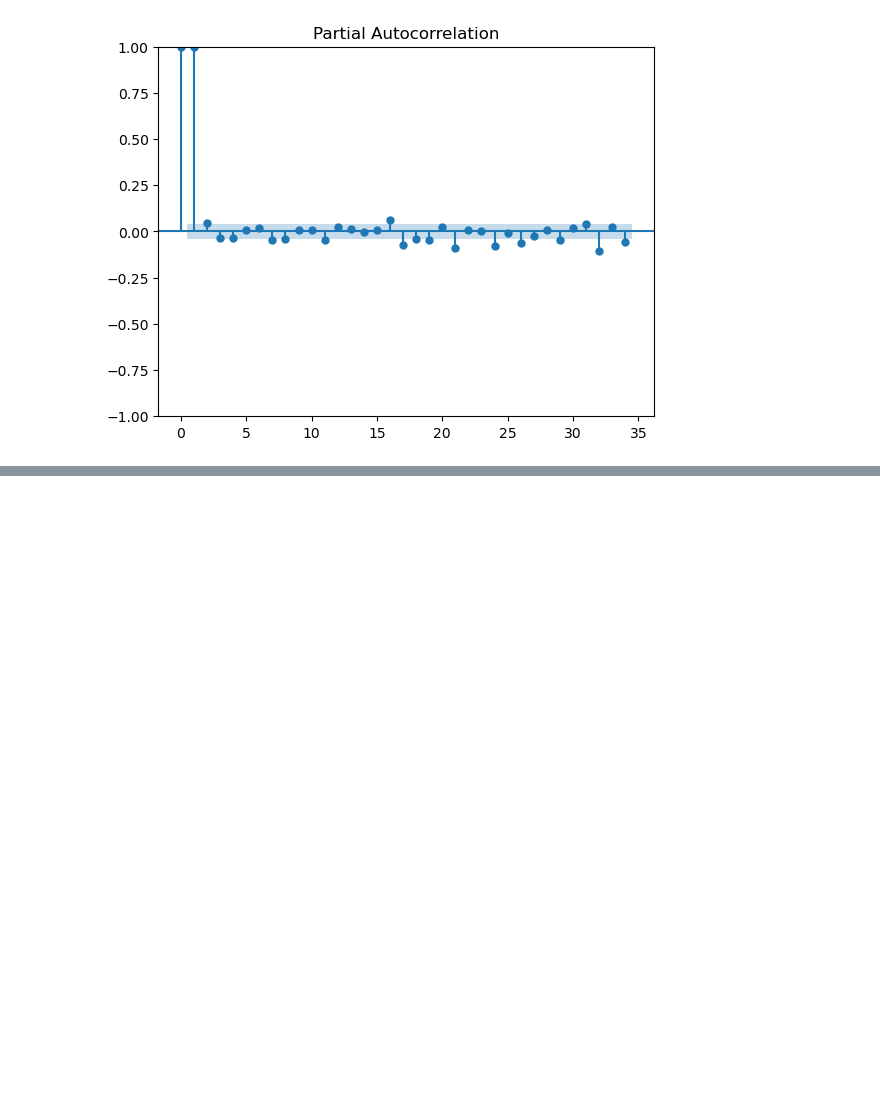
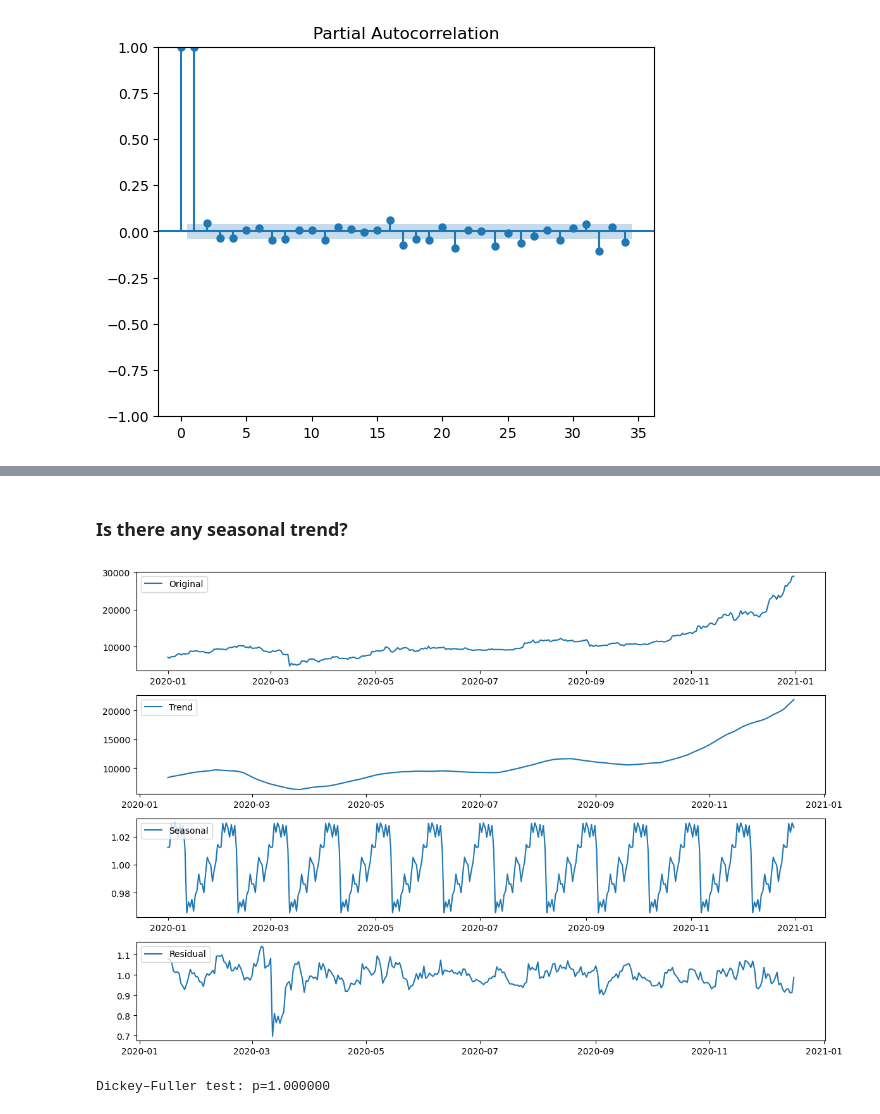
Before and after one commit to DoanNguyen2001/tap_bitcoin, a Jupyter notebook: sandesh_side.ipynb, the cells around one changed output, grey strips where cells are left out. Cells and saved outputs as stored; diff of their text form; code cells hidden in the pictures; blank space fills up the shorter version.

```diff
--- a/sandesh_side.ipynb
+++ b/sandesh_side.ipynb
@@ -478,0 +436,35 @@ pacf_plot = plot_pacf(df_1.price)
+# %% [markdown]
+### Is there any seasonal trend?
+# %%
+from statsmodels.tsa.seasonal import seasonal_decompose
+from statsmodels.tsa.stattools import adfuller
+
+df_1['year'] = df_1.index.year  # Extract year from the index if it's a DateTimeIndex
+df_single_year = df_1[df_1['year'] == 2020]
+
+# Decompose the 'high' column
+decomposition = seasonal_decompose(df_single_year['price'], model='multiplicative', period=30)  # Adjust the period as needed
+trend = decomposition.trend
+seasonal = decomposition.seasonal
+residual = decomposition.resid
+
+# Plot the components
+plt.figure(figsize=(12, 8))
+plt.subplot(411)
+plt.plot(df_single_year['price'], label='Original')
+plt.legend(loc='upper left')
+plt.subplot(412)
+plt.plot(trend, label='Trend')
+plt.legend(loc='upper left')
+plt.subplot(413)
+plt.plot(seasonal, label='Seasonal')
+plt.legend(loc='upper left')
+plt.subplot(414)
+plt.plot(residual, label='Residual')
+plt.legend(loc='upper left')
+plt.tight_layout()
+plt.show()
+print("Dickey–Fuller test: p=%f" % adfuller(df_single_year.price)[1])
+# %% [output]
+[figure, added]
+Dickey–Fuller test: p=1.000000
```
Also changed, not shown: parts of 39 cells of this notebook.
